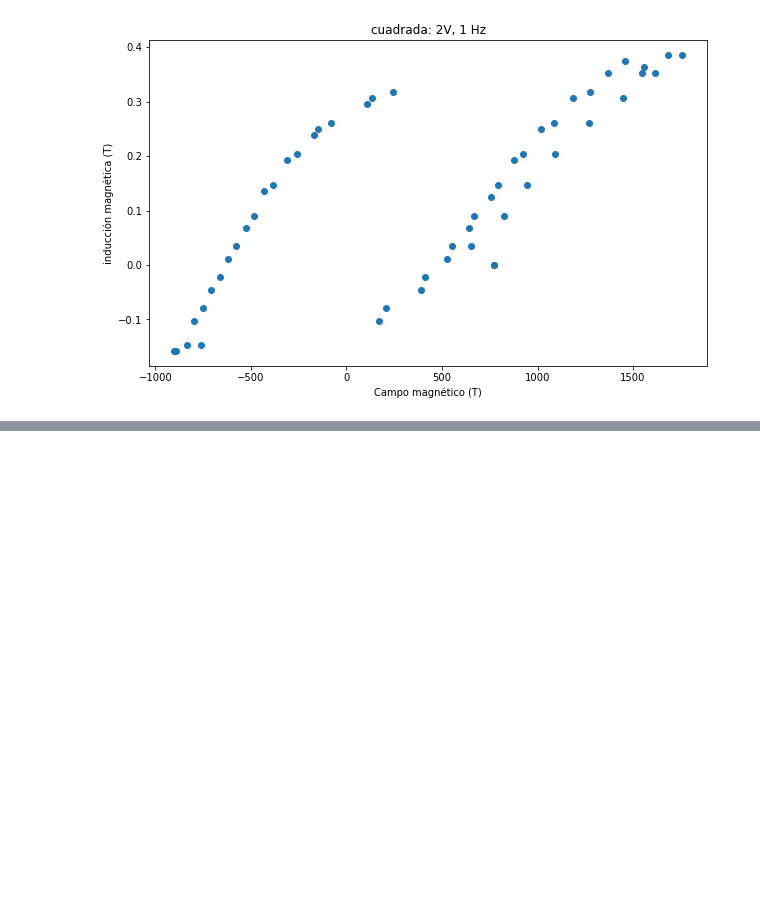
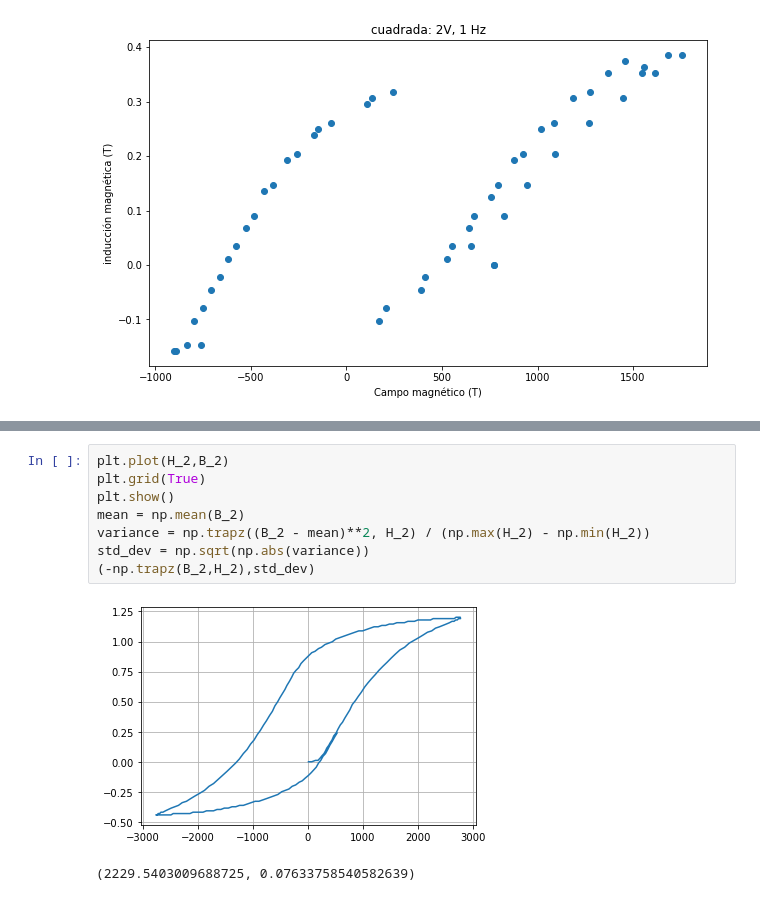
Before and after one commit to slaverdeg/Laboratorio-Moderna-GitHub, a Jupyter notebook: Histéresis Magnética/codigo_HM.ipynb, the cells around one changed output, grey strips where cells are left out. Drawn from its saved outputs; the diff is of its cells as text; blank space fills up the shorter version.

```diff
--- a/Histéresis Magnética/codigo_HM.ipynb
+++ b/Histéresis Magnética/codigo_HM.ipynb
@@ -163,0 +190,11 @@ Text(0.5, 1.0, 'cuadrada: 2V, 1 Hz')
+# %%
+plt.plot(H_2,B_2)
+plt.grid(True)
+plt.show()
+mean = np.mean(B_2)
+variance = np.trapz((B_2 - mean)**2, H_2) / (np.max(H_2) - np.min(H_2))
+std_dev = np.sqrt(np.abs(variance))
+(-np.trapz(B_2,H_2),std_dev)
+# %% [output]
+[figure, added]
+(2229.5403009688725, 0.07633758540582639)
```
Also changed, not shown: parts of 7 cells of this notebook, 6 other files.
